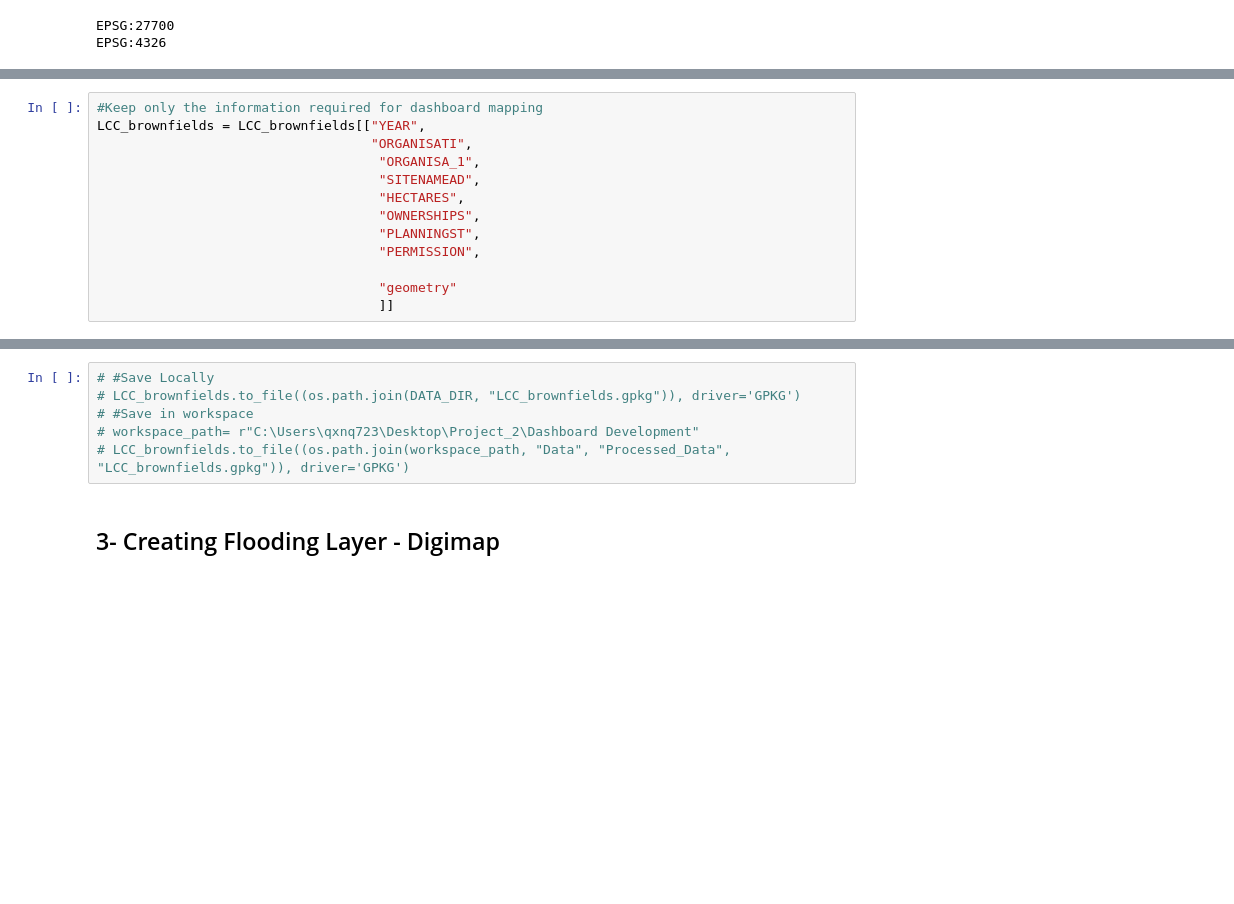
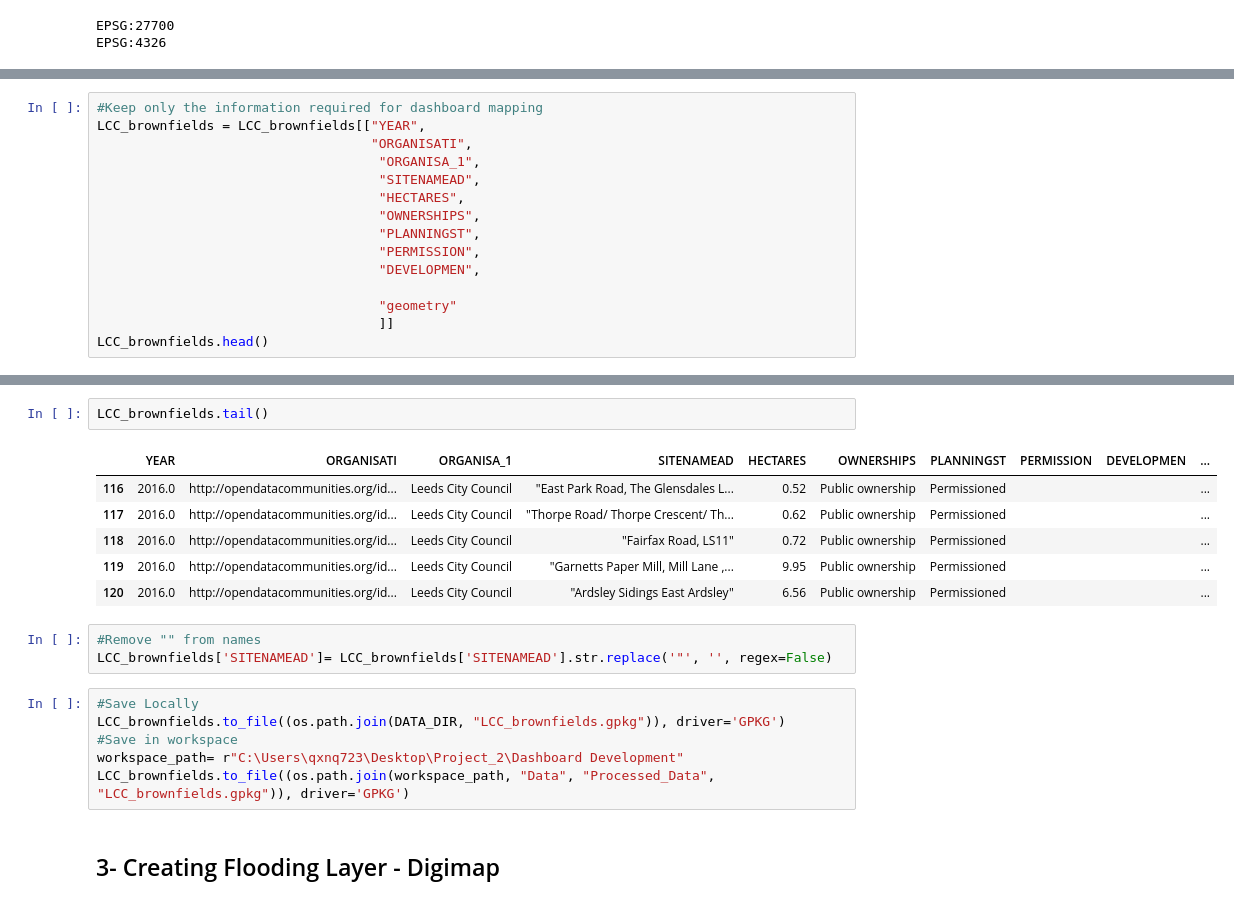
Before and after one commit to MarionC749/LIDA-SEEDS, a Jupyter notebook: Data_Processing/3-SEEDS_potentialCGS_search.ipynb, the cells around one changed output, grey strips where cells are left out. Saved outputs shown, nothing was run; the diff lists cells and outputs as text; blank space fills up the shorter version.

```diff
--- a/Data_Processing/3-SEEDS_potentialCGS_search.ipynb
+++ b/Data_Processing/3-SEEDS_potentialCGS_search.ipynb
@@ -341,6 +375,8 @@ LCC_brownfields = LCC_brownfields[["YEAR",
                                     "OWNERSHIPS",
                                     "PLANNINGST",
                                     "PERMISSION",
+                                    "DEVELOPMEN",
 
                                     "geometry"
                                     ]]
+LCC_brownfields.head()
@@ -347,9 +390,21 @@ LCC_brownfields = LCC_brownfields[["YEAR",
+# %%
+LCC_brownfields.tail()
+# %% [output]
+|  | YEAR | ORGANISATI | ORGANISA_1 | SITENAMEAD | HECTARES | OWNERSHIPS | PLANNINGST | PERMISSION | DEVELOPMEN | ... |
+| 116 | 2016.0 | http://opendatacommunities.org/id... | Leeds City Council | "East Park Road, The Glensdales L... | 0.52 | Public ownership | Permissioned |  |  | ... |
+| 117 | 2016.0 | http://opendatacommunities.org/id... | Leeds City Council | "Thorpe Road/ Thorpe Crescent/ Th... | 0.62 | Public ownership | Permissioned |  |  | ... |
+| 118 | 2016.0 | http://opendatacommunities.org/id... | Leeds City Council | "Fairfax Road, LS11" | 0.72 | Public ownership | Permissioned |  |  | ... |
+| 119 | 2016.0 | http://opendatacommunities.org/id... | Leeds City Council | "Garnetts Paper Mill, Mill Lane ,... | 9.95 | Public ownership | Permissioned |  |  | ... |
+| 120 | 2016.0 | http://opendatacommunities.org/id... | Leeds City Council | "Ardsley Sidings East Ardsley" | 6.56 | Public ownership | Permissioned |  |  | ... |
+# %%
+#Remove "" from names
+LCC_brownfields['SITENAMEAD']= LCC_brownfields['SITENAMEAD'].str.replace('"', '', regex=False)
 # %%
-# #Save Locally
-# LCC_brownfields.to_file((os.path.join(DATA_DIR, "LCC_brownfields.gpkg")), driver='GPKG')
-# #Save in workspace
-# workspace_path= r"C:\Users\qxnq723\Desktop\Project_2\Dashboard Development"
-# LCC_brownfields.to_file((os.path.join(workspace_path, "Data", "Processed_Data", "LCC_brownfields.gpkg")), driver='GPKG')
+#Save Locally
+LCC_brownfields.to_file((os.path.join(DATA_DIR, "LCC_brownfields.gpkg")), driver='GPKG')
+#Save in workspace
+workspace_path= r"C:\Users\qxnq723\Desktop\Project_2\Dashboard Development"
+LCC_brownfields.to_file((os.path.join(workspace_path, "Data", "Processed_Data", "LCC_brownfields.gpkg")), driver='GPKG')
 # %% [markdown]
 ## 3- Creating Flooding Layer - Digimap
 # %% [markdown]
```
Also changed, not shown: parts of 8 cells of this notebook, 20 other files.
